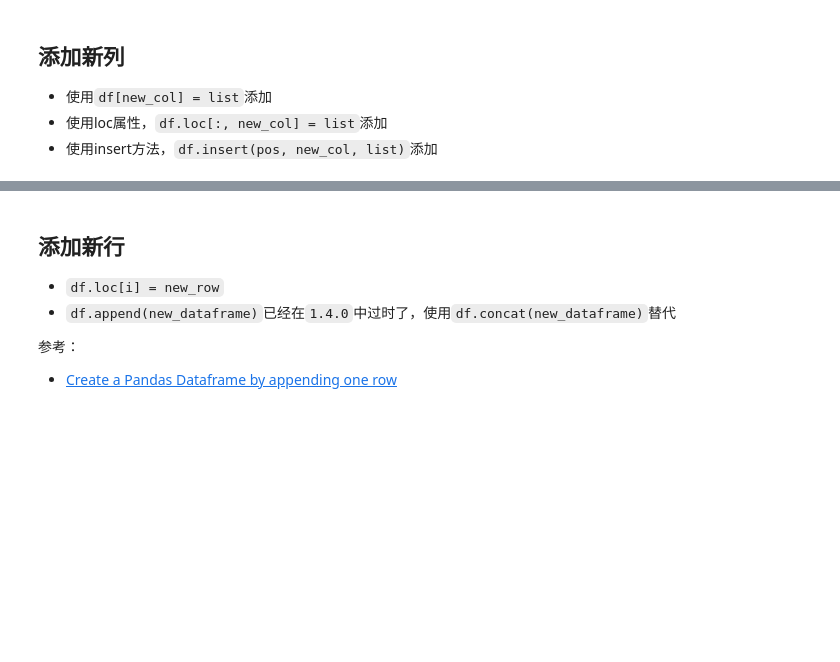
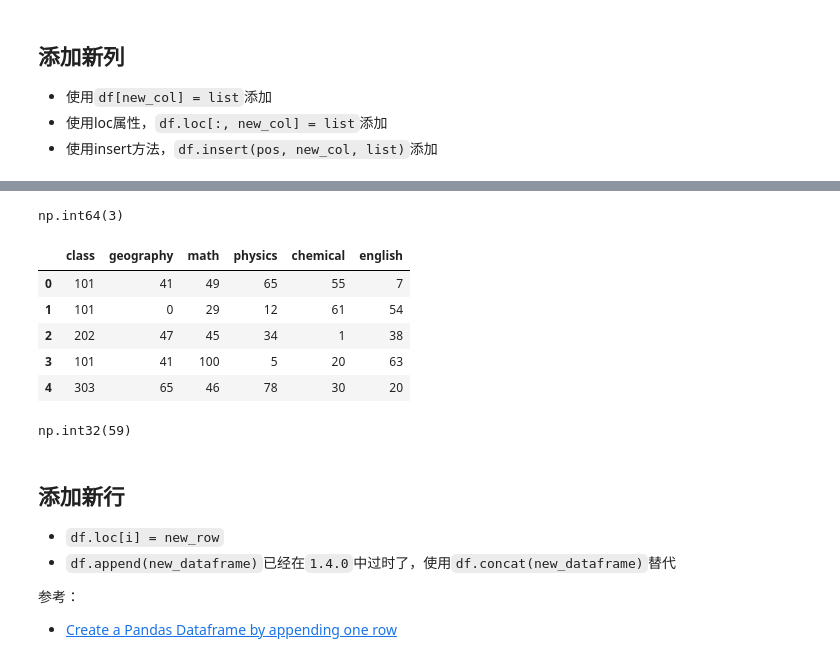
Before and after one commit to tcfh2016/knowledge-map, a Jupyter notebook: Techs/data-science/pandas/crud/creat/use_dataframe.ipynb, the cells around one changed output, grey strips where cells are left out. Cells and saved outputs as stored; diff of their text form; code cells hidden in the pictures; blank space fills up the shorter version.

```diff
--- a/Techs/data-science/pandas/crud/creat/use_dataframe.ipynb
+++ b/Techs/data-science/pandas/crud/creat/use_dataframe.ipynb
@@ -227,3 +244,21 @@ df
+# %%
+new = df[df['class'] == '101']
+new.index[-1]
+# %% [output]
+np.int64(3)
+# %%
+df
+# %% [output]
+|  | class | geography | math | physics | chemical | english |
+| 0 | 101 | 41 | 49 | 65 | 55 | 7 |
+| 1 | 101 | 0 | 29 | 12 | 61 | 54 |
+| 2 | 202 | 47 | 45 | 34 | 1 | 38 |
+| 3 | 101 | 41 | 100 | 5 | 20 | 63 |
+| 4 | 303 | 65 | 46 | 78 | 30 | 20 |
+# %%
+df.loc[new.index[-1], 'math']
+# %% [output]
+np.int32(59)
 # %% [markdown]
 ## 添加新行
 
```
Also changed, not shown: parts of 9 cells of this notebook, 4 other files.
